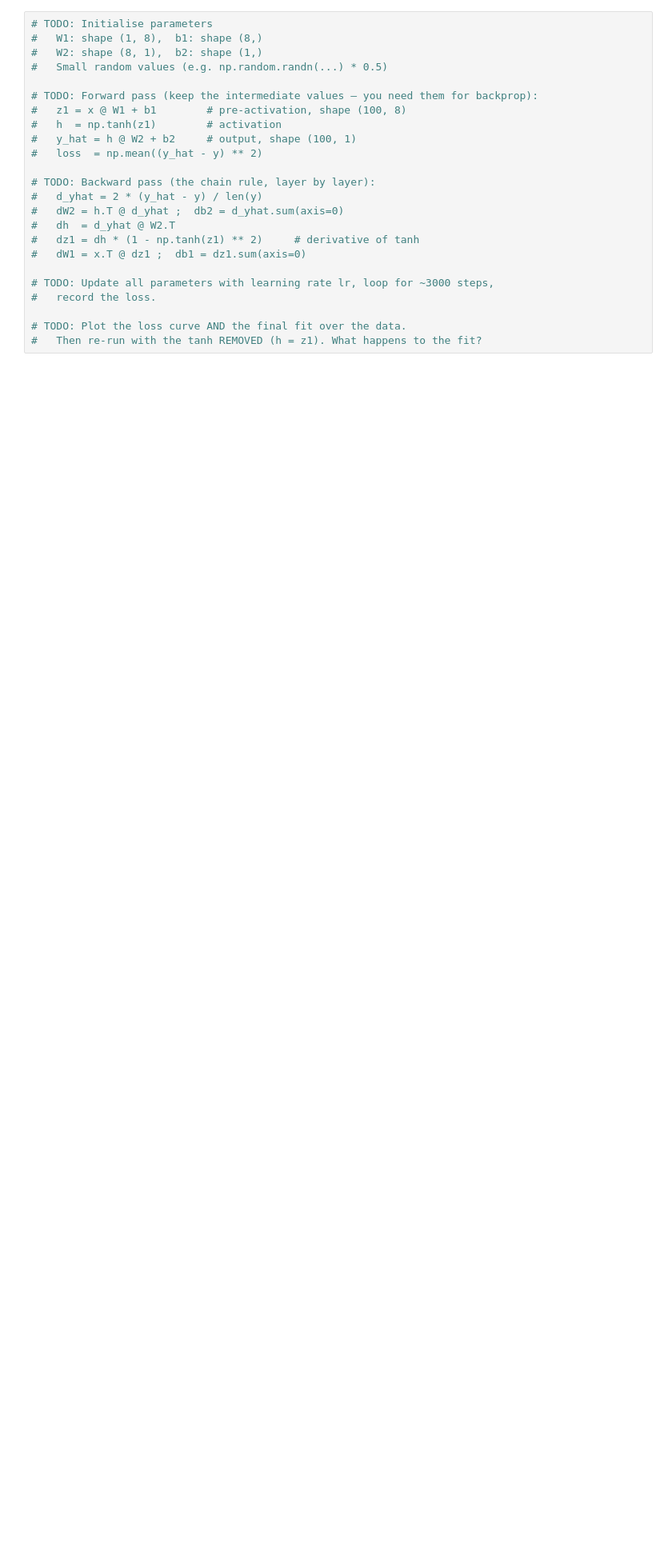
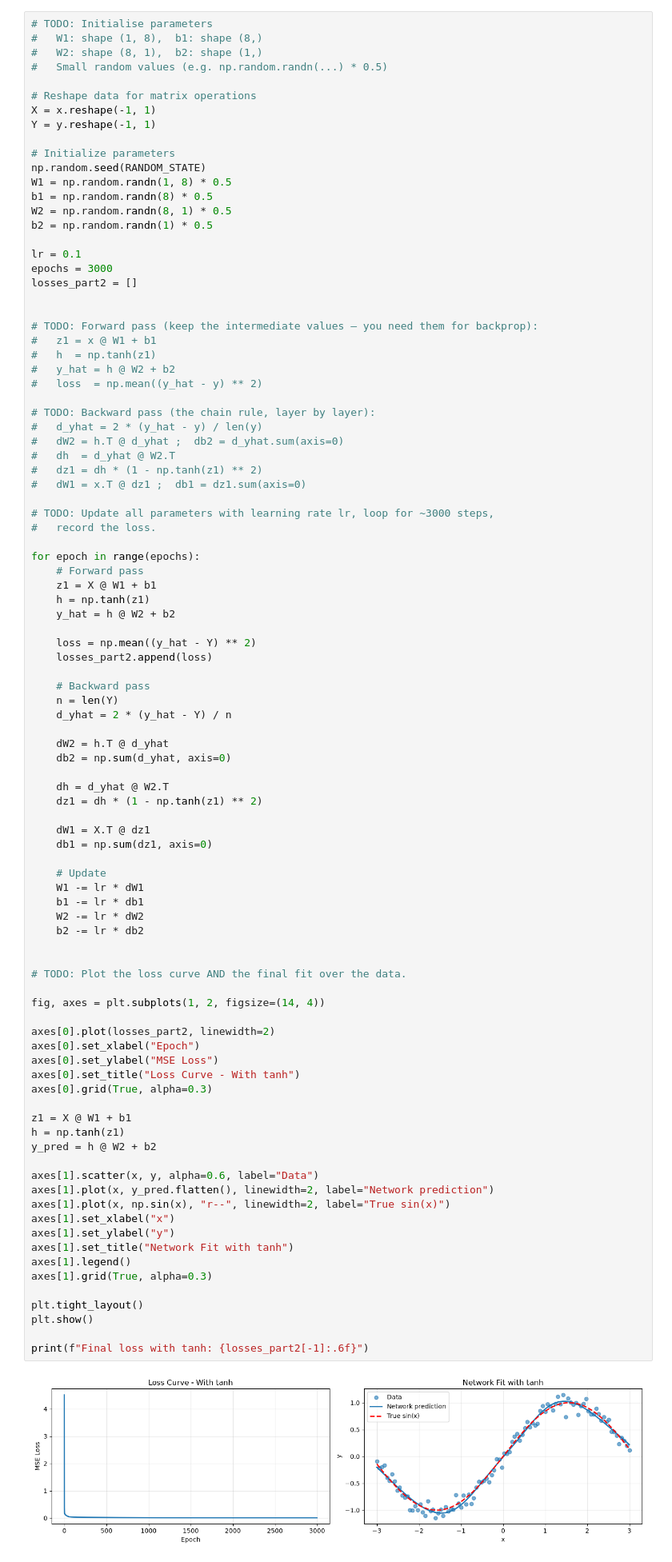
Before and after one commit to hlodze/lab-3, a Jupyter notebook: Lab_3.ipynb, the cells around one changed output. Shown at 80% size. Drawn from its saved outputs; the diff is of its cells as text; blank space fills up the shorter version.

Commit message:
Complete Part 1.2

```diff
--- a/Lab_3.ipynb
+++ b/Lab_3.ipynb
@@ -176,24 +176,96 @@ Now build a tiny network **by hand**: 1 input -> a hidden layer of 8 neurons wit
 # %%
 # TODO: Initialise parameters
 #   W1: shape (1, 8),  b1: shape (8,)
 #   W2: shape (8, 1),  b2: shape (1,)
 #   Small random values (e.g. np.random.randn(...) * 0.5)
 
+# Reshape data for matrix operations
+X = x.reshape(-1, 1)
+Y = y.reshape(-1, 1)
+
+# Initialize parameters
+np.random.seed(RANDOM_STATE)
+W1 = np.random.randn(1, 8) * 0.5
+b1 = np.random.randn(8) * 0.5
+W2 = np.random.randn(8, 1) * 0.5
+b2 = np.random.randn(1) * 0.5
+
+lr = 0.1
+epochs = 3000
+losses_part2 = []
+
+
 # TODO: Forward pass (keep the intermediate values — you need them for backprop):
-#   z1 = x @ W1 + b1        # pre-activation, shape (100, 8)
-#   h  = np.tanh(z1)        # activation
-#   y_hat = h @ W2 + b2     # output, shape (100, 1)
+#   z1 = x @ W1 + b1
+#   h  = np.tanh(z1)
+#   y_hat = h @ W2 + b2
 #   loss  = np.mean((y_hat - y) ** 2)
 
 # TODO: Backward pass (the chain rule, layer by layer):
 #   d_yhat = 2 * (y_hat - y) / len(y)
 #   dW2 = h.T @ d_yhat ;  db2 = d_yhat.sum(axis=0)
 #   dh  = d_yhat @ W2.T
-#   dz1 = dh * (1 - np.tanh(z1) ** 2)     # derivative of tanh
+#   dz1 = dh * (1 - np.tanh(z1) ** 2)
 #   dW1 = x.T @ dz1 ;  db1 = dz1.sum(axis=0)
 
 # TODO: Update all parameters with learning rate lr, loop for ~3000 steps,
 #   record the loss.
 
+for epoch in range(epochs):
+    # Forward pass
+    z1 = X @ W1 + b1
+    h = np.tanh(z1)
+    y_hat = h @ W2 + b2
+
+    loss = np.mean((y_hat - Y) ** 2)
+    losses_part2.append(loss)
+
+    # Backward pass
+    n = len(Y)
+    d_yhat = 2 * (y_hat - Y) / n
+
+    dW2 = h.T @ d_yhat
+    db2 = np.sum(d_yhat, axis=0)
+
+    dh = d_yhat @ W2.T
+    dz1 = dh * (1 - np.tanh(z1) ** 2)
+
+    dW1 = X.T @ dz1
+    db1 = np.sum(dz1, axis=0)
+
+    # Update
+    W1 -= lr * dW1
+    b1 -= lr * db1
+    W2 -= lr * dW2
+    b2 -= lr * db2
+
+
 # TODO: Plot the loss curve AND the final fit over the data.
-#   Then re-run with the tanh REMOVED (h = z1). What happens to the fit?
+
+fig, axes = plt.subplots(1, 2, figsize=(14, 4))
+
+axes[0].plot(losses_part2, linewidth=2)
+axes[0].set_xlabel("Epoch")
+axes[0].set_ylabel("MSE Loss")
+axes[0].set_title("Loss Curve - With tanh")
+axes[0].grid(True, alpha=0.3)
+
+z1 = X @ W1 + b1
+h = np.tanh(z1)
+y_pred = h @ W2 + b2
+
+axes[1].scatter(x, y, alpha=0.6, label="Data")
+axes[1].plot(x, y_pred.flatten(), linewidth=2, label="Network prediction")
+axes[1].plot(x, np.sin(x), "r--", linewidth=2, label="True sin(x)")
+axes[1].set_xlabel("x")
+axes[1].set_ylabel("y")
+axes[1].set_title("Network Fit with tanh")
+axes[1].legend()
+axes[1].grid(True, alpha=0.3)
+
+plt.tight_layout()
+plt.show()
+
+print(f"Final loss with tanh: {losses_part2[-1]:.6f}")
+# %% [output]
+[figure, added]
```
Also changed, not shown: parts of 3 cells of this notebook.
